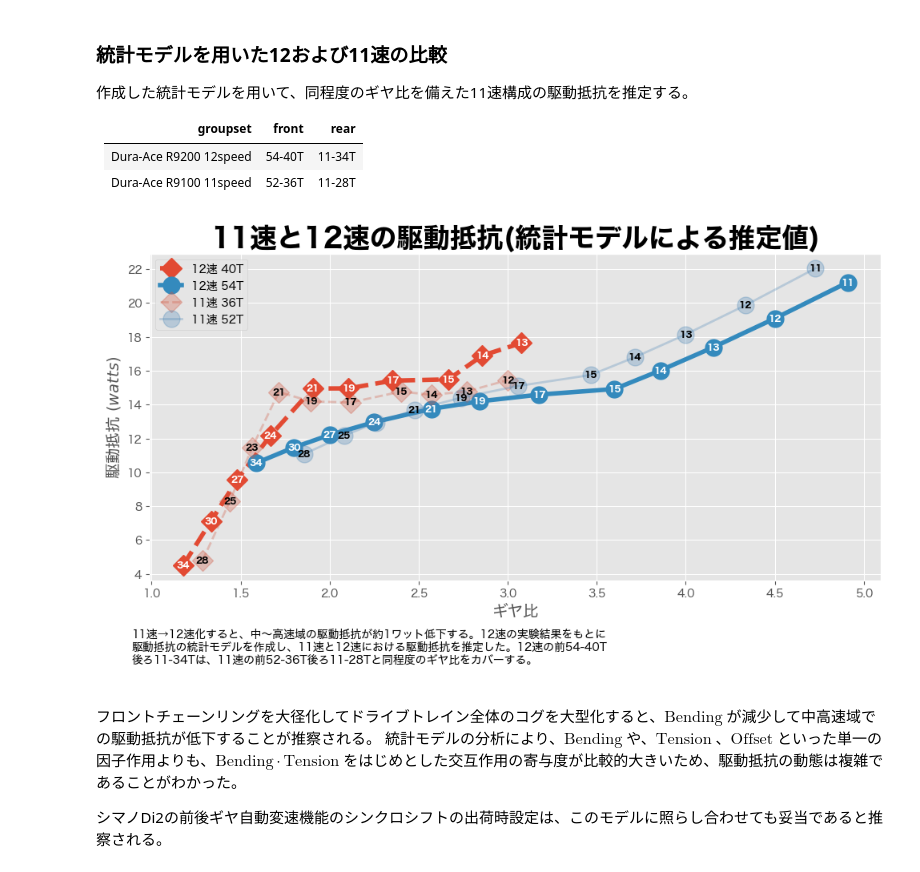
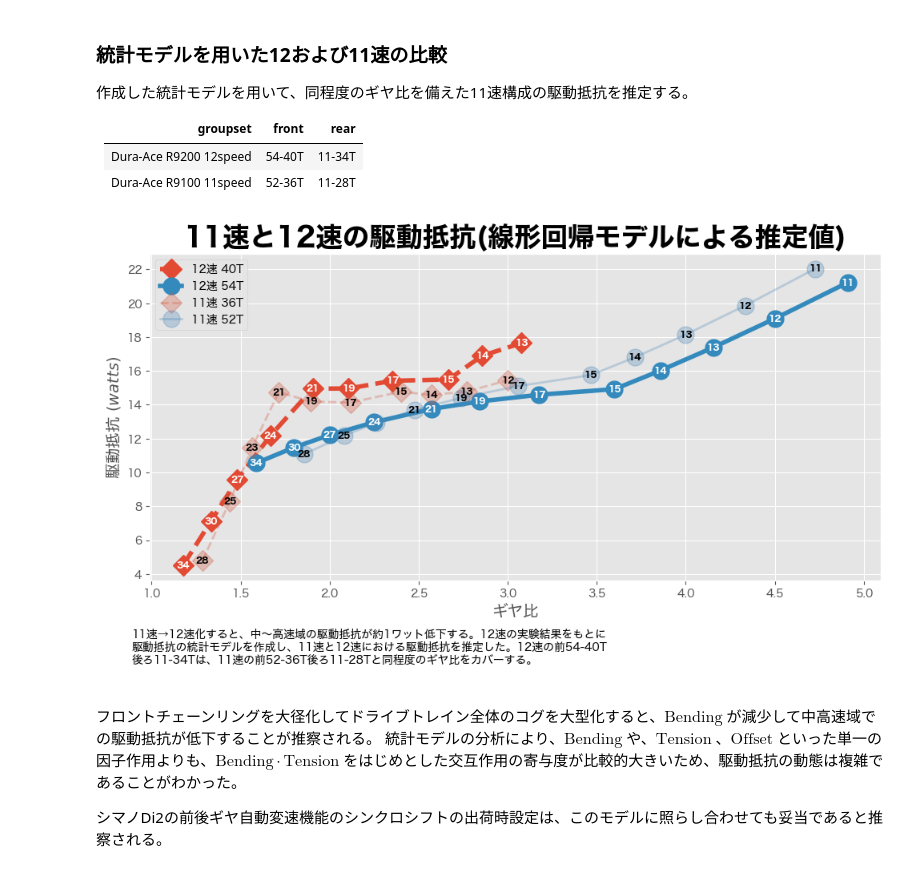
Before and after one commit to SportsEngineering/python-x2-12speed-drivetrain-model, a Jupyter notebook: x2-12speed-drivetrain-model.ipynb, the cells around one changed output. Saved outputs shown, nothing was run; the diff lists cells and outputs as text; code cells hidden in the pictures.

```diff
--- a/x2-12speed-drivetrain-model.ipynb
+++ b/x2-12speed-drivetrain-model.ipynb
@@ -319,11 +304,7 @@ add_chain_status_attributes11speed = AddChainFactors(param_11speed)
 X_11speed = add_chain_status_attributes11speed.transform(X_11speed)
 X_11speed["predict"] = pipeline.predict(X_11speed[model_factors].values)
 
-
-plt.style.use('ggplot')
-plt.rcParams['font.sans-serif'] = ['Hiragino Sans']
 fig, ax = plt.subplots(nrows=1, ncols=1, figsize=(10, 6), dpi=100)
-
 ax.plot('gear_ratio', 'predict',
         data=X_12speed[X_12speed.front==X_12speed.front.min()],
         linewidth=4.0,
@@ -372,35 +353,35 @@ for i, row in X_11speed.iterrows():
                         (row.gear_ratio, row.predict),
                         ha='center', va='center',
                         fontsize=8,
                         fontweight='bold',
                         color='black')
 
 for i, row in X_12speed.iterrows():
     ax.annotate(f'{row.rear_cog:.0f}',
                 (row.gear_ratio, row.predict),
                 ha='center', va='center',
                 fontsize=8,
                 fontweight='bold',
                 color='white')
 
 loc = plticker.MultipleLocator(base=2.0)
 ax.yaxis.set_major_locator(loc)
 ax.legend()
-plt.title('11速と12速の駆動抵抗(統計モデルによる推定値)', fontsize=24, fontweight='bold')
+plt.title('11速と12速の駆動抵抗(線形回帰モデルによる推定値)', fontsize=24, fontweight='bold')
 plt.suptitle(('11速→12速化すると、中〜高速域の駆動抵抗が約1ワット低下する。'
               '12速の実験結果をもとに\n駆動抵抗の統計モデルを作成し、11速と12速における駆動抵抗を推定した。'
               '12速の前54-40T\n後ろ11-34Tは、11速の前52-36T後ろ11-28Tと同程度のギヤ比をカバーする。\n'
              ),
              ha='left',
              va='bottom',
              x=0.05, y=-0.10,
              fontsize=10,
              fontweight='normal')
 ax.set_ylabel(r'駆動抵抗 $(watts)$', fontsize=14)
 ax.set_xlabel('ギヤ比', fontsize=14)
 fig.tight_layout()
 # %% [output]
-[figure, old version]
+[figure, new version]
 # %% [markdown]
 フロントチェーンリングを大径化してドライブトレイン全体のコグを大型化すると、$\mathrm{Bending}$ が減少して中高速域での駆動抵抗が低下することが推察される。
 統計モデルの分析により、$\mathrm{Bending}$ や、$\mathrm{Tension}$ 、$\mathrm{Offset}$ といった単一の因子作用よりも、$\mathrm{Bending} \cdot \mathrm{Tension} $ をはじめとした交互作用の寄与度が比較的大きいため、駆動抵抗の動態は複雑であることがわかった。
```
Also changed, not shown: parts of 6 cells of this notebook.
